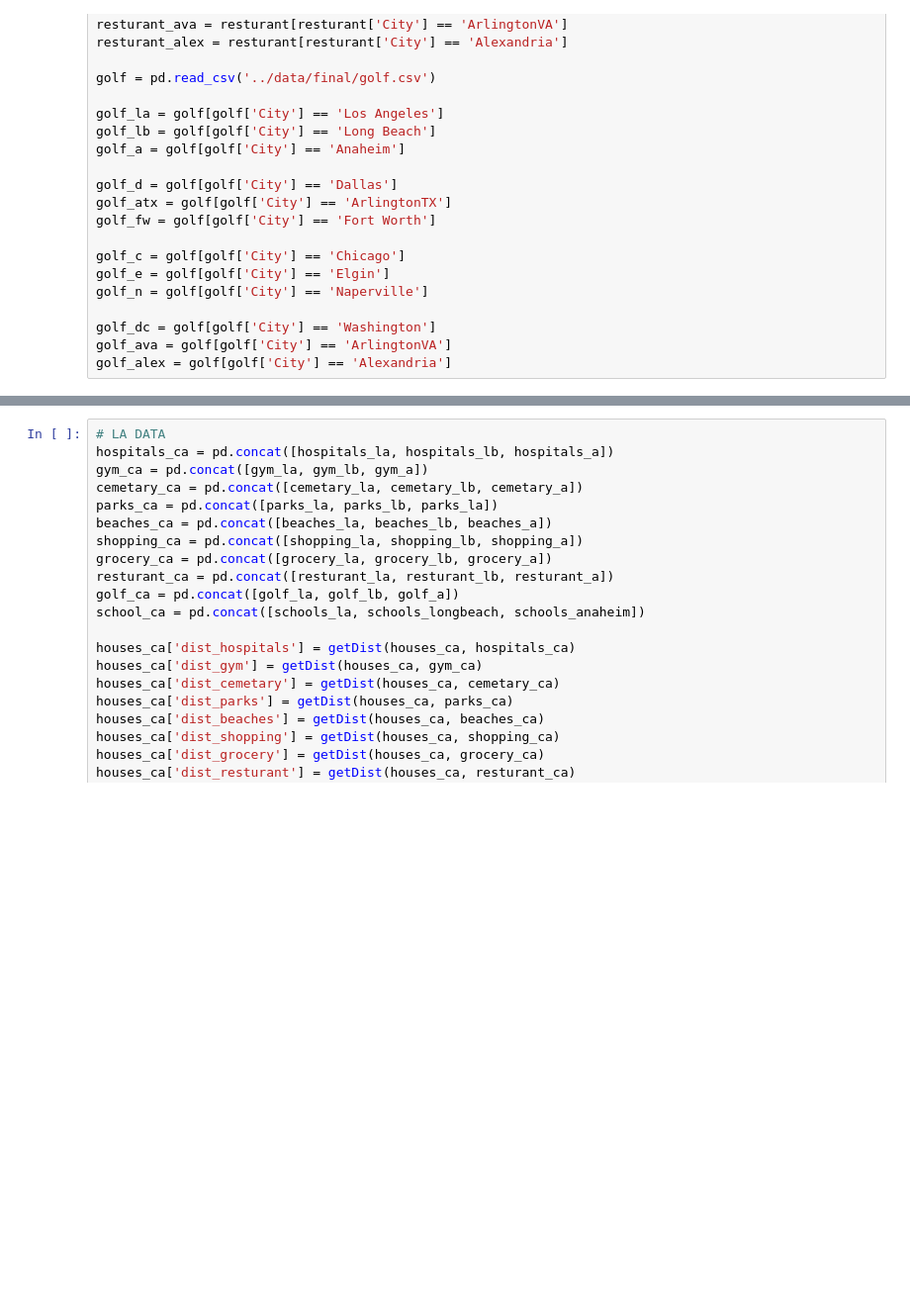
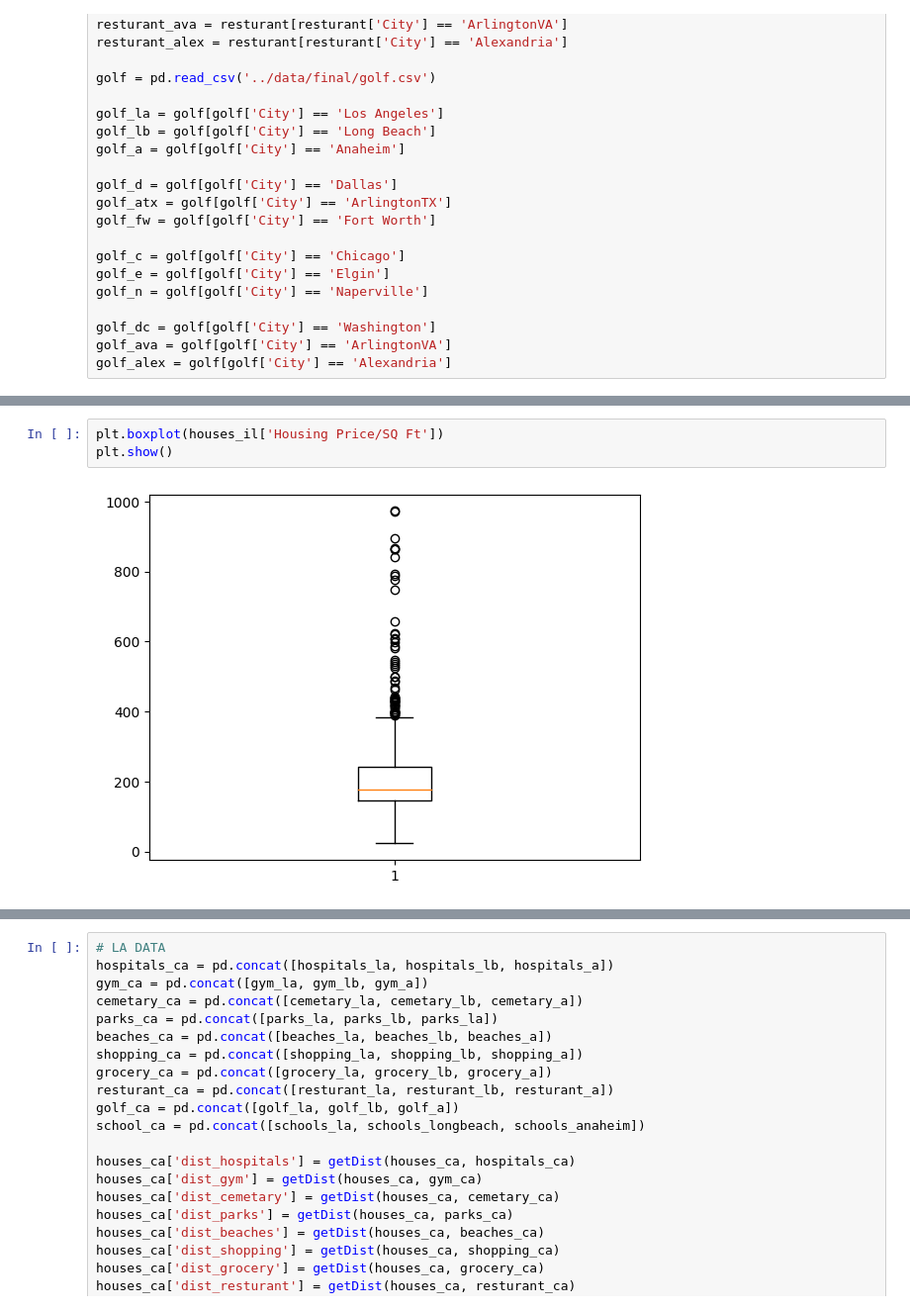
Before and after one commit to jefflee702/Analysis-of-the-Effects-of-Location-on-House-Pricing, a Jupyter notebook: code/main.ipynb, the cells around one changed output, grey strips where cells are left out. Shown at 99% size. Saved outputs shown, nothing was run; the diff lists cells and outputs as text; blank space fills up the shorter version.

```diff
--- a/code/main.ipynb
+++ b/code/main.ipynb
@@ -267,0 +333,5 @@ golf_alex = golf[golf['City'] == 'Alexandria']
+# %%
+plt.boxplot(houses_il['Housing Price/SQ Ft'])
+plt.show()
+# %% [output]
+[figure, added]
```
Also changed, not shown: parts of 20 cells of this notebook, 3 other files.
